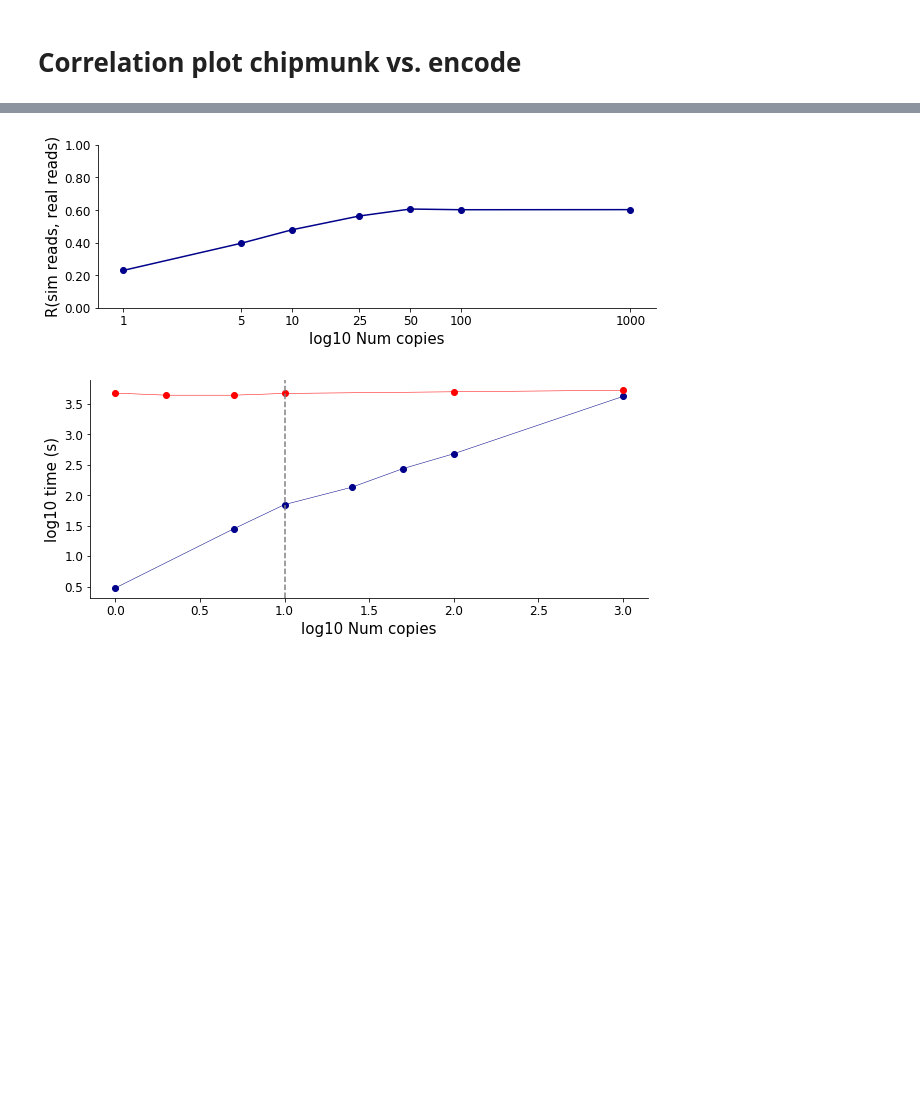
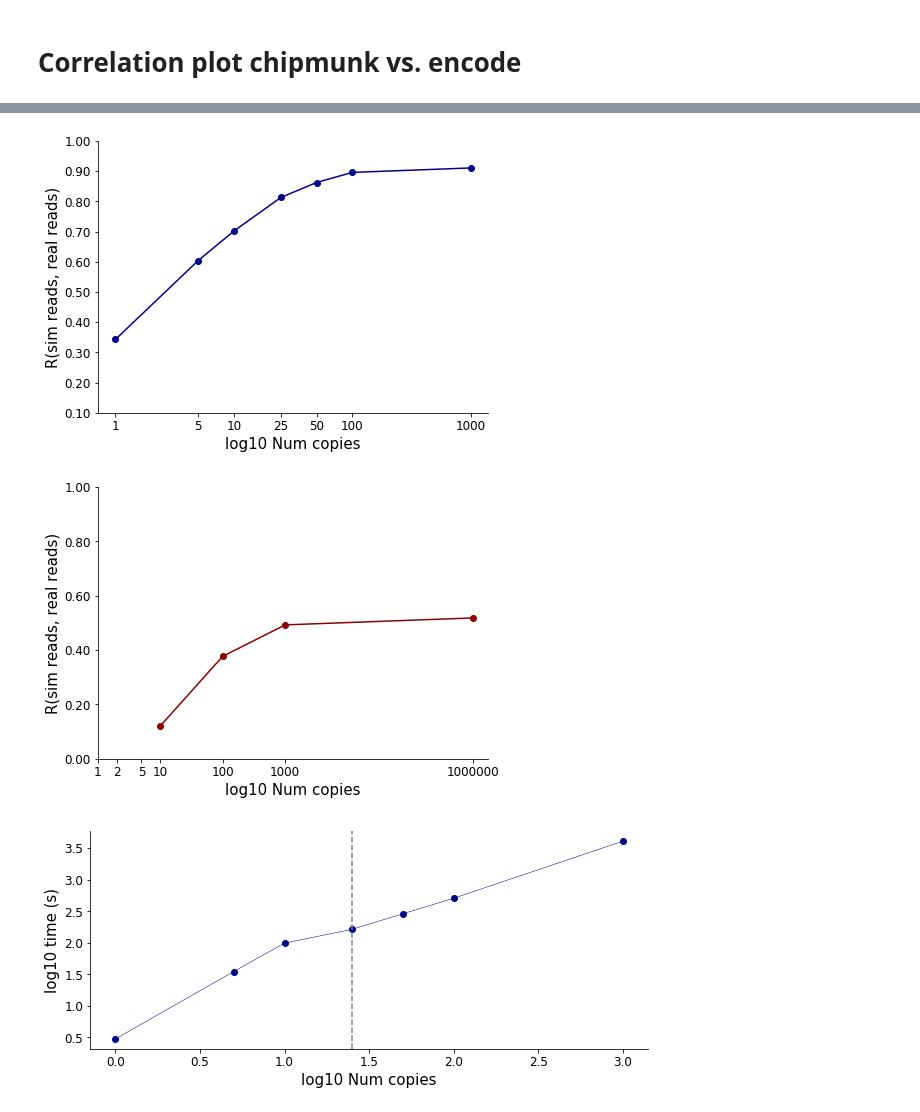
Before and after one commit to gymreklab/chips, a Jupyter notebook: paper-methods/FigureNotebooks/ChIPMunk_SuppFigNC.ipynb, the cells around one changed output, grey strips where cells are left out. Cells and saved outputs as stored; diff of their text form; code cells hidden in the pictures; blank space fills up the shorter version.

```diff
--- a/paper-methods/FigureNotebooks/ChIPMunk_SuppFigNC.ipynb
+++ b/paper-methods/FigureNotebooks/ChIPMunk_SuppFigNC.ipynb
@@ -16,12 +16,18 @@ FIG1COLOR = "darkblue"
 # %% [output]
 Populating the interactive namespace from numpy and matplotlib
 # %%
-#factor = "GM12878_H3K27ac_ENCFF097SQI_ENCFF465WTH"
-binsize=5
-#factor = "GM12878_BACH1_ENCFF518TTP_ENCFF866OLZ"
-#binsize=1
-factor = "GM12878_CTCF_ENCFF584BRF_ENCFF559IXF"
-binsize = 1
+#factor="GM12878_H3K27ac_ENCFF385RWJ_ENCFF816AHV"
+#binsize=5
+#nc = 1000
+
+#factor = "GM12878_CTCF_ENCFF406XWF_ENCFF833FTF"
+#binsize = 1
+#nc = 1000
+
+
+factor="GM12878_CTCF_ENCFF406XWF_ENCFF833FTF_nobam"
+binsize=1
+nc=25
 # %% [markdown]
 # Correlation plot chipmunk vs. encode
 # %%
@@ -137,67 +145,69 @@ for nc in ncs:
     # separate by overlap/no overlap peaks
     r_peak = scipy.stats.pearsonr(np.log10((bindata[bindata["overlap"]]["enc.counts"])+pc), np.log10(bindata[bindata["overlap"]]["sim.counts"]+pc))[0]
     rvals_peak.append(r_peak)
 
-"""
+fig = plt.figure()
+fig.set_size_inches((7, 5))
+ax = fig.add_subplot(111)
+ax.plot(np.log10(ncs), rvals_peak, marker="o", color="darkblue");
+ax.set_xlabel("log10 Num copies", size=15)
+ax.set_ylabel("R(sim reads, real reads)", size=15)
+ax.spines['right'].set_visible(False)
+ax.spines['top'].set_visible(False)
+ax.yaxis.set_ticks_position('left')
+ax.xaxis.set_ticks_position('bottom')
+if "H3K27ac" in factor:
+    ax.set_ylim(bottom=0.8, top=1.0)
+else:
+    ax.set_ylim(bottom=0.1, top=1.0)
+ax.set_xticks(np.log10(ncs))
+ax.set_xticklabels(ncs, size=12)
+ax.set_yticklabels(["%0.2f"%item for item in ax.get_yticks()], size=12);
+fig.savefig(os.path.join(OUTDIR, "SuppFig_BinsExample_vsNC_%s.pdf"%factor))
+
+
 for nc in chipulate_ncs:
     sim_bins = pd.read_csv(os.path.join(DATADIR, factor, factor+".%s.chipulate.cov.%skb.bed"%(nc, binsize)), usecols=[3], names=["sim.counts"], sep="\t")
     bindata = pd.DataFrame({"pos": enc_bins["pos"], "end": enc_bins["end"],
                             "enc.counts": enc_bins["enc.counts"], "sim.counts": sim_bins["sim.counts"]})
     bindata = bindata[bindata["enc.counts"]+bindata["sim.counts"]>0]
     bindata = pd.merge(bindata, binannot, on=["pos","end"])
 
     # separate by overlap/no overlap peaks
     r_peak = scipy.stats.pearsonr(np.log10((bindata[bindata["overlap"]]["enc.counts"])+pc), np.log10(bindata[bindata["overlap"]]["sim.counts"]+pc))[0]
     rvals_peak_chipulate.append(r_peak)
 
 fig = plt.figure()
-fig.set_size_inches((10, 3))
+fig.set_size_inches((7, 5))
 ax = fig.add_subplot(111)
 ax.plot(np.log10(chipulate_ncs), rvals_peak_chipulate, marker="o", color="darkred");
 ax.set_xlabel("log10 Num copies", size=15)
 ax.set_ylabel("R(sim reads, real reads)", size=15)
 ax.spines['right'].set_visible(False)
 ax.spines['top'].set_visible(False)
 ax.yaxis.set_ticks_position('left')
 ax.xaxis.set_ticks_position('bottom')
 ax.set_ylim(bottom=0.0, top=1.0)
 ax.set_xticks(np.log10(chipulate_ncs))
 ax.set_xticklabels(chipulate_ncs, size=12)
 ax.set_yticklabels(["%0.2f"%item for item in ax.get_yticks()], size=12);
 fig.savefig(os.path.join(OUTDIR, "SuppFig_BinsExample_vsNC_%s_chipulate.pdf"%factor))
-
-"""
-
-
-fig = plt.figure()
-fig.set_size_inches((10, 3))
-ax = fig.add_subplot(111)
-ax.plot(np.log10(ncs), rvals_peak, marker="o", color="darkblue");
-ax.set_xlabel("log10 Num copies", size=15)
-ax.set_ylabel("R(sim reads, real reads)", size=15)
-ax.spines['right'].set_visible(False)
-ax.spines['top'].set_visible(False)
-ax.yaxis.set_ticks_position('left')
-ax.xaxis.set_ticks_position('bottom')
-ax.set_ylim(bottom=0.0, top=1.0)
-ax.set_xticks(np.log10(ncs))
-ax.set_xticklabels(ncs, size=12)
-ax.set_yticklabels(["%0.2f"%item for item in ax.get_yticks()], size=12);
-fig.savefig(os.path.join(OUTDIR, "SuppFig_BinsExample_vsNC_%s.pdf"%factor))
 # %% [output]
-[figure, old version]
+[figure, new version]
+[figure, added]
 # %%
 # Time vs. num copies
 ncs = [1, 5, 10, 25, 50, 100, 1000]
-timing = [3, 28, 60+10, 2*60+15, 4*60+32, 7*60+58, 69*60+28]
-chipulate_ncs = [1, 2, 5, 10, 100, 1000]
-chipulate_timing = [item*60 for item in [79,73,73,78,83,88] ]
+#timing = [3, 28, 60+10, 2*60+15, 4*60+32, 7*60+58, 69*60+28]
+timing = [3, 35, 60+39, 2*60+43, 4*60+48,8*60+28, 67*60+46]
+#chipulate_ncs = [1, 2, 5, 10, 100, 1000]
+#chipulate_timing = [item*60 for item in [79,73,73,78,83,88] ]
 fig = plt.figure()
 fig.set_size_inches((10, 4))
 ax = fig.add_subplot(111)
 ax.plot(np.log10(ncs), np.log10(timing), marker="o", linewidth=0.5, color="darkblue")
-ax.plot(np.log10(chipulate_ncs), np.log10(chipulate_timing), marker="o", linewidth=0.5, color="red")
-ax.axvline(x=np.log10(10), linestyle="dashed", color="gray")
+#ax.plot(np.log10(chipulate_ncs), np.log10(chipulate_timing), marker="o", linewidth=0.5, color="red")
+ax.axvline(x=np.log10(25), linestyle="dashed", color="gray")
 ax.spines['right'].set_visible(False)
 ax.spines['top'].set_visible(False)
 ax.yaxis.set_ticks_position('left')
@@ -206,6 +216,6 @@ ax.set_xlabel("log10 Num copies", size=15)
 ax.set_ylabel("log10 time (s)", size=15)
 ax.set_xticklabels(["%0.1f"%item for item in ax.get_xticks()], size=12)
 ax.set_yticklabels(["%0.1f"%item for item in ax.get_yticks()], size=12);
-#fig.savefig(os.path.join(OUTDIR, "SuppFig_BinsExample_vsNC_timing_%s.pdf"%factor))
+fig.savefig(os.path.join(OUTDIR, "SuppFig_BinsExample_vsNC_timing_%s.pdf"%factor))
 # %% [output]
-[figure, old version]
+[figure, new version]
```
Also changed, not shown: parts of 3 cells of this notebook, 22 other files.
